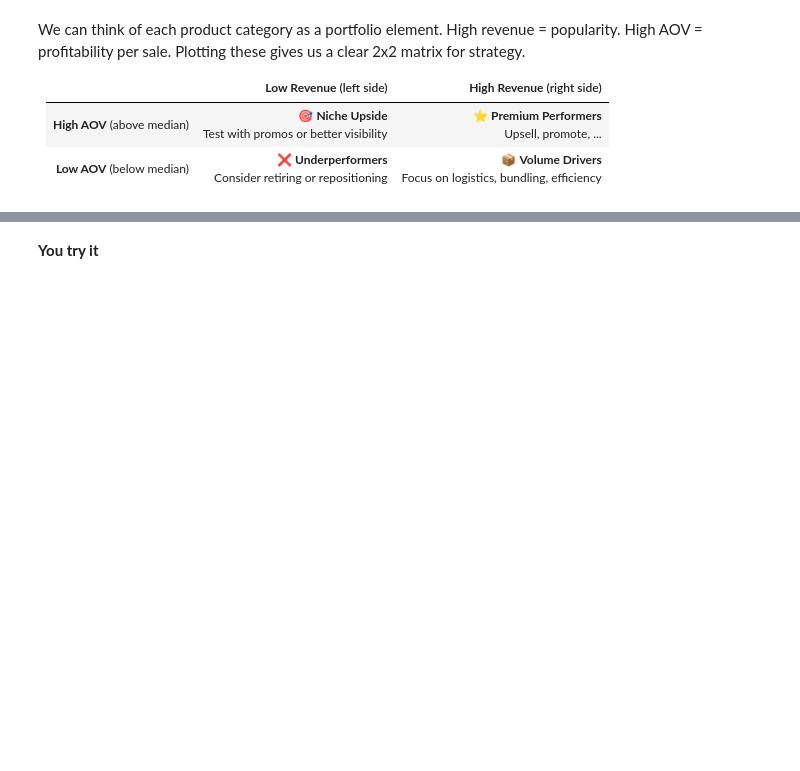
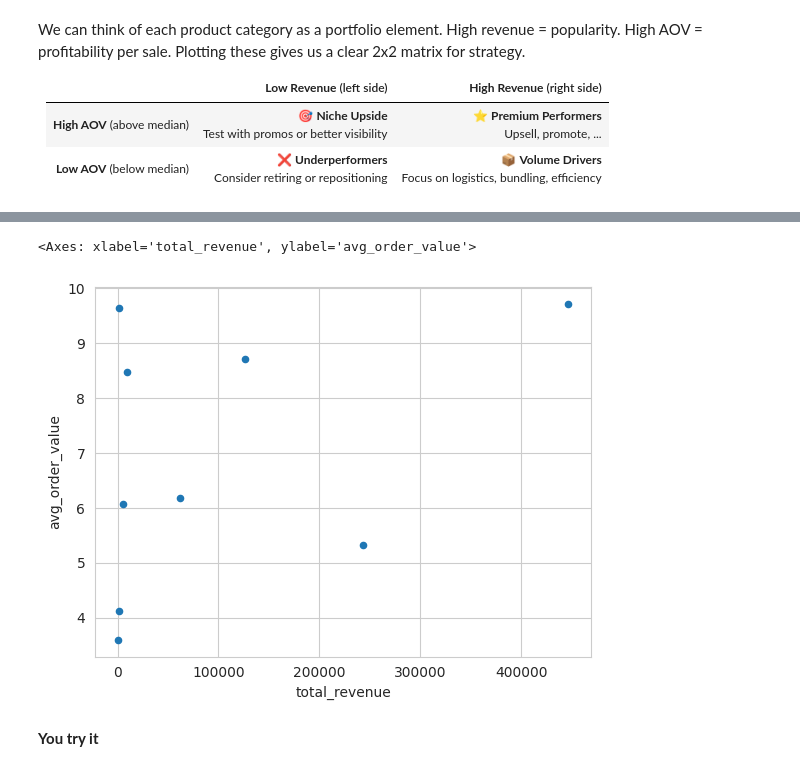
Before and after one commit to ciri/iese-dsfb-mim, a Jupyter notebook: notebooks/210-Amazon-Part-I.ipynb, the cells around one changed output, grey strips where cells are left out. Saved outputs shown, nothing was run; the diff lists cells and outputs as text; code cells hidden in the pictures; blank space fills up the shorter version.

```diff
--- a/notebooks/210-Amazon-Part-I.ipynb
+++ b/notebooks/210-Amazon-Part-I.ipynb
@@ -440,3 +476,8 @@ category_metrics
+# %%
+category_metrics.plot.scatter(x='total_revenue',y='avg_order_value')
+# %% [output]
+<Axes: xlabel='total_revenue', ylabel='avg_order_value'>
+[figure, added]
 # %% [markdown]
 **You try it**
 # %% [markdown]
```
Also changed, not shown: parts of 11 cells of this notebook, 3 other files.
